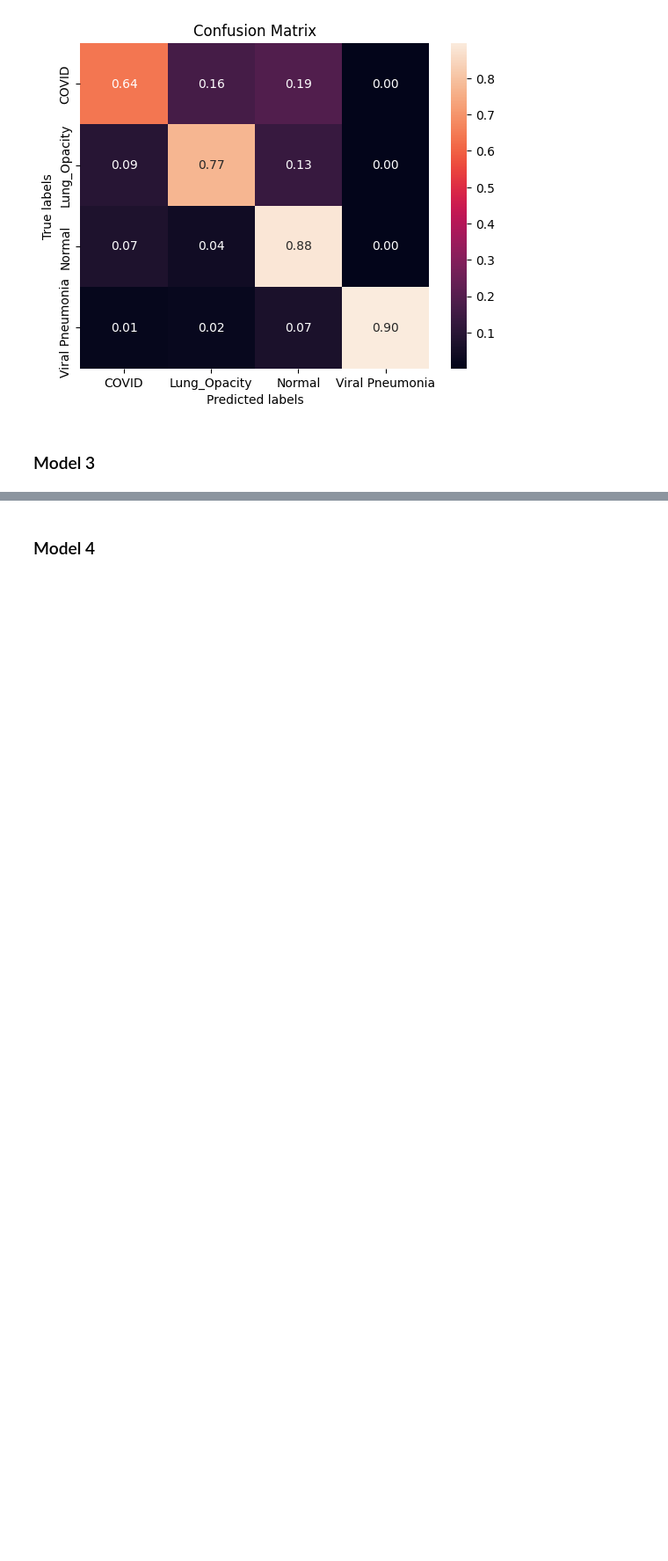
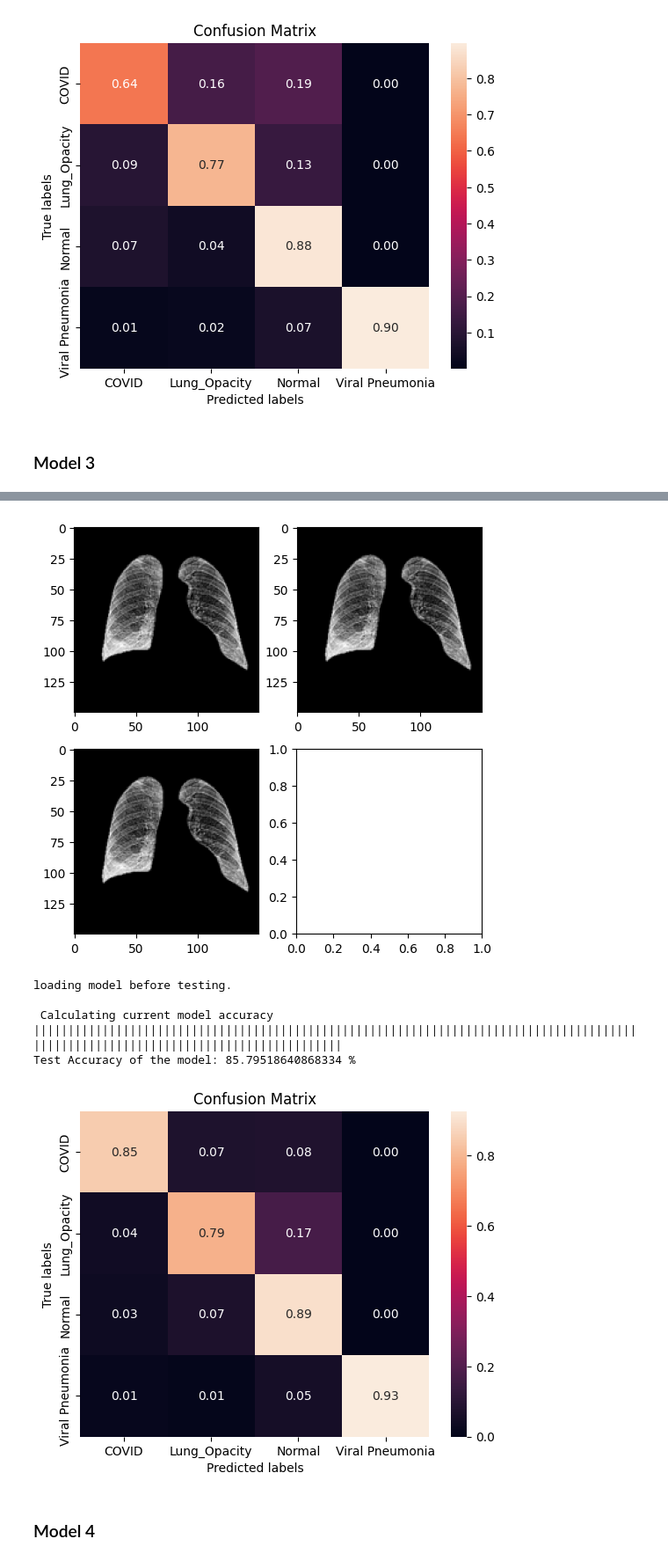
Before and after one commit to Mauricio-Bernuy/P4-IA, a Jupyter notebook: P4IA 2.ipynb, the cells around one changed output, grey strips where cells are left out. Shown at 88% size. Cells and saved outputs as stored; diff of their text form; code cells hidden in the pictures; blank space fills up the shorter version.

Commit message:
final models generated

```diff
--- a/P4IA 2.ipynb
+++ b/P4IA 2.ipynb
@@ -1261,7 +1261,7 @@ Test Accuracy of the model: 81.12317130722039 %
 size = 150
 batch_size = 16
 num_classes = 4
-use_from_total = 0.1
+use_from_total = 1
 seed_ = 41
 USE_MASKS = False
 patience = 5
@@ -1274,5 +1274,7 @@ num_epochs = 40
 train_loader, val_loader, test_loader, idx_to_class = load_dataset()
 
 model = CNN_Simple_BatchNorm(num_classes).to(device)
-model = load_trained_model(model, "./models/batch_dropout_comparison/simplecnn_batchnorm_all/SimpleCNN_BatchNorm_2.pth")
+model = load_trained_model(model, "./models/batch_dropout_comparison/simplecnn_batchnorm_all/SimpleCNN_BatchNorm_0.pth")
 aac, test_labs, pred_labs = test_accuracy(model)
+plot_cnf_matrix(test_labs, pred_labs)
+# %% [output]
@@ -1279,3 +1299,10 @@ aac, test_labs, pred_labs = test_accuracy(model)
+[figure, added]
+loading model before testing.
+
+ Calculating current model accuracy
+|||||||||||||||||||||||||||||||||||||||||||||||||||||||||||||||||||||||||||||||||||||||||||||||||||||||||||||||||||||||||||||||||||||
+Test Accuracy of the model: 85.79518640868334 %
+[figure, added]
 # %% [markdown]
 ### Model 4
 # %%
```
Also changed, not shown: parts of 7 cells of this notebook, 4 other files.
